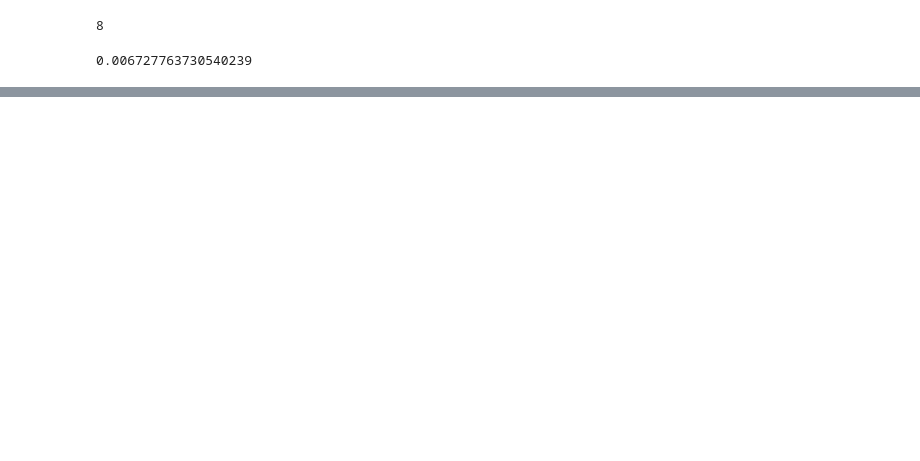
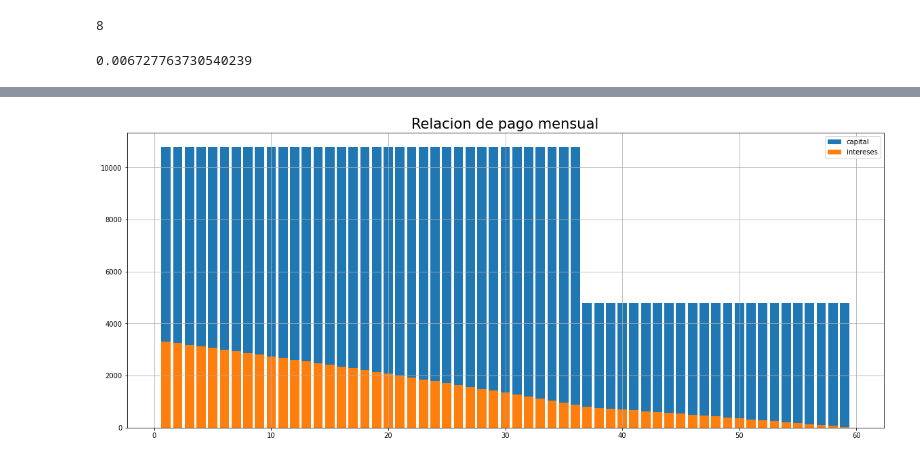
Before and after one commit to alejgdr/amortizacion, a Jupyter notebook: amortizador.ipynb, the cells around one changed output, grey strips where cells are left out. Saved outputs shown, nothing was run; the diff lists cells and outputs as text; code cells hidden in the pictures; blank space fills up the shorter version.

```diff
--- a/amortizador.ipynb
+++ b/amortizador.ipynb
@@ -191,0 +216,21 @@ len(dictionary_heo.keys())
+# %%
+no_cantidad_pago=0
+df_periodos=[]
+periodos=[]
+mes_inicial=1
+pago_acumulado=0
+pago_intereses_acum=0
+pago_capital_acum=0
+for meses in periodos_pagos:
+    pago_mensual = pago_mensual_list[no_cantidad_pago]
+    no_cantidad_pago+=1
+    print(no_cantidad_pago)
+    print(pago_acumulado)
+    df, periods=ciclo_amortizacion(valor_inicial, tasa, pago_mensual, meses+1,mes_inicial, pago_acumulado, pago_intereses_acum, pago_capital_acum )
+    df_periodos.append(df)
+    periodos.append(periods)
+    pago_acumulado=df['pago_acumulado'].iloc[-1]
+    pago_intereses_acum=df['pago_intereses_acum'].iloc[-1]
+    pago_capital_acum=df['pago_capital_acum'].iloc[-1]
+    mes_inicial= periods[-1]+1
+    valor_inicial =df_periodos[0].iloc[-1]['saldo_final']
@@ -191,0 +244,3 @@ len(dictionary_heo.keys())
+# %%
+df_meses_diferentes=pd.concat(df_periodos)
+df_meses_diferentes.reset_index(inplace=True)
@@ -191,0 +267,7 @@ len(dictionary_heo.keys())
+# %%
+import itertools
+periods=list(itertools.chain.from_iterable(periodos))
+# %%
+grafica_eficiencia_mensual(periods, df_meses_diferentes)
+# %% [output]
+[figure, added]
```
Also changed, not shown: parts of 32 cells of this notebook.
